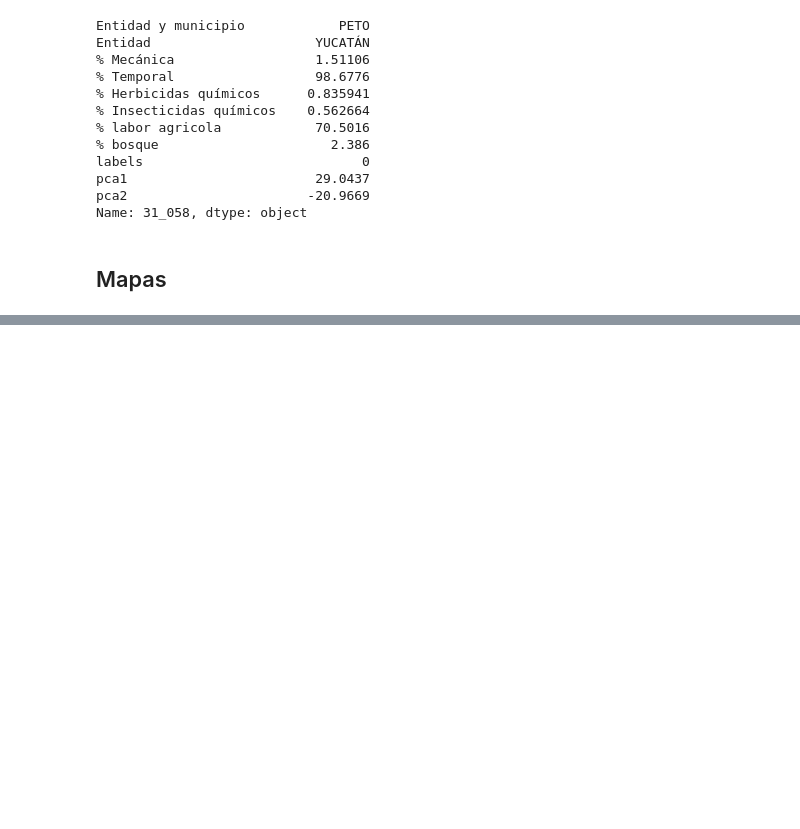
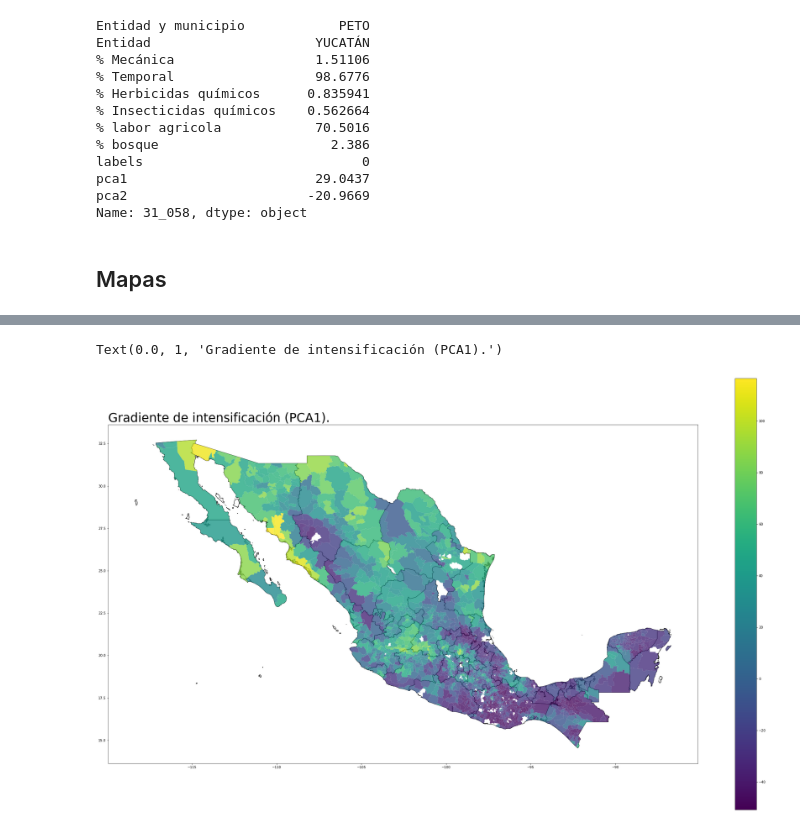
Before and after one commit to iramosp/tesis-paisajes, a Jupyter notebook: Tipologia_manejo_agricola.ipynb, the cells around one changed output, grey strips where cells are left out. Cells and saved outputs as stored; diff of their text form; code cells hidden in the pictures; blank space fills up the shorter version.

```diff
--- a/Tipologia_manejo_agricola.ipynb
+++ b/Tipologia_manejo_agricola.ipynb
@@ -311,0 +371,10 @@ Name: 31_058, dtype: object
+# %%
+# graficar el gradiente intensificación
+fig, ax = pyplot.subplots(figsize = (40, 24))
+estados.plot(ax = ax, facecolor = 'none', edgecolor = 'k', lw = 1)
+result.plot('pca1', ax = ax, legend=True, cmap='viridis', alpha = 0.8)
+ax.set_title('Gradiente de intensificación (PCA1).', size=37, loc='left')
+pyplot.savefig('.\mapa_pca1.png', dpi=300)
+# %% [output]
+Text(0.0, 1, 'Gradiente de intensificación (PCA1).')
+[figure, added]
```
Also changed, not shown: parts of 15 cells of this notebook.
